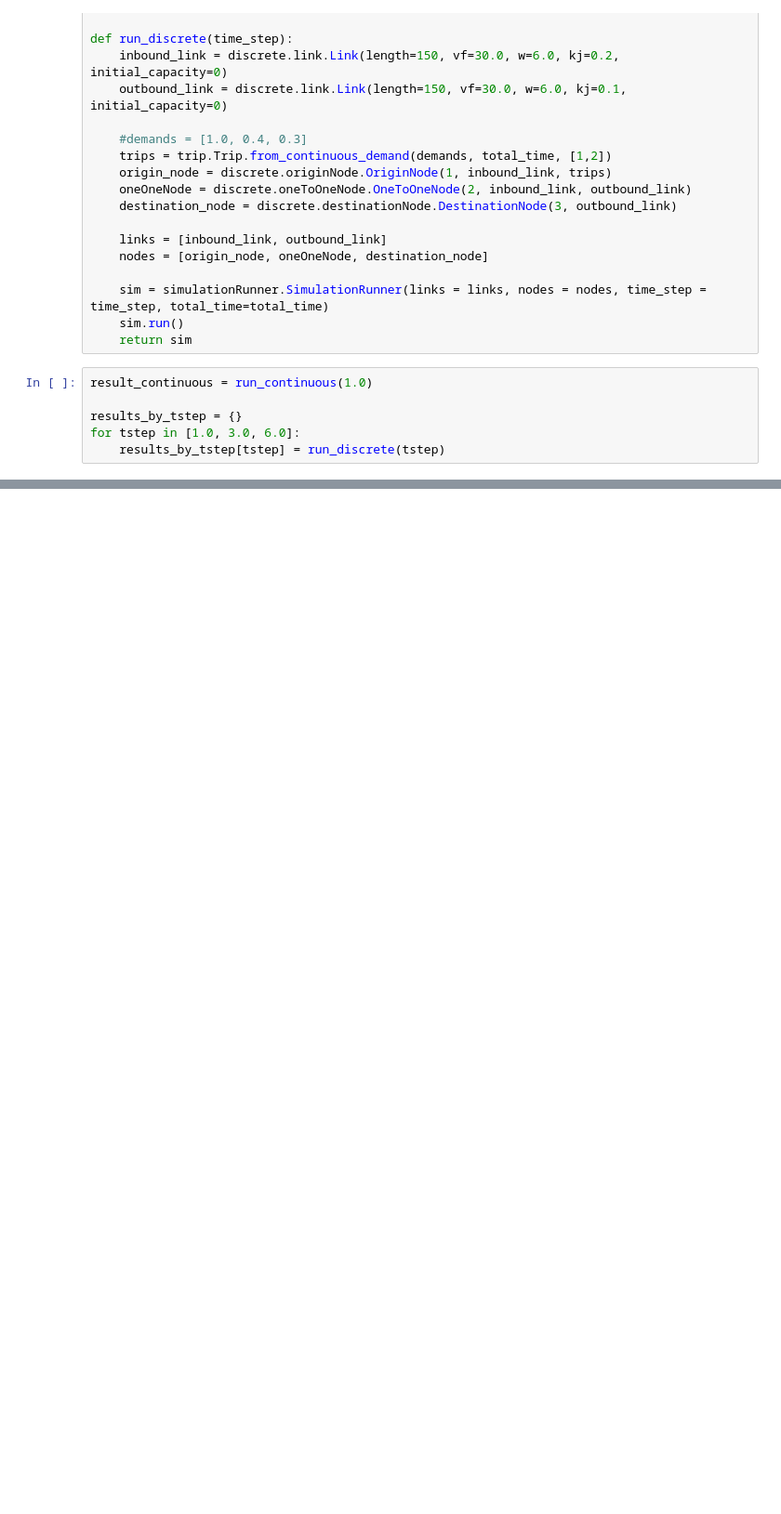
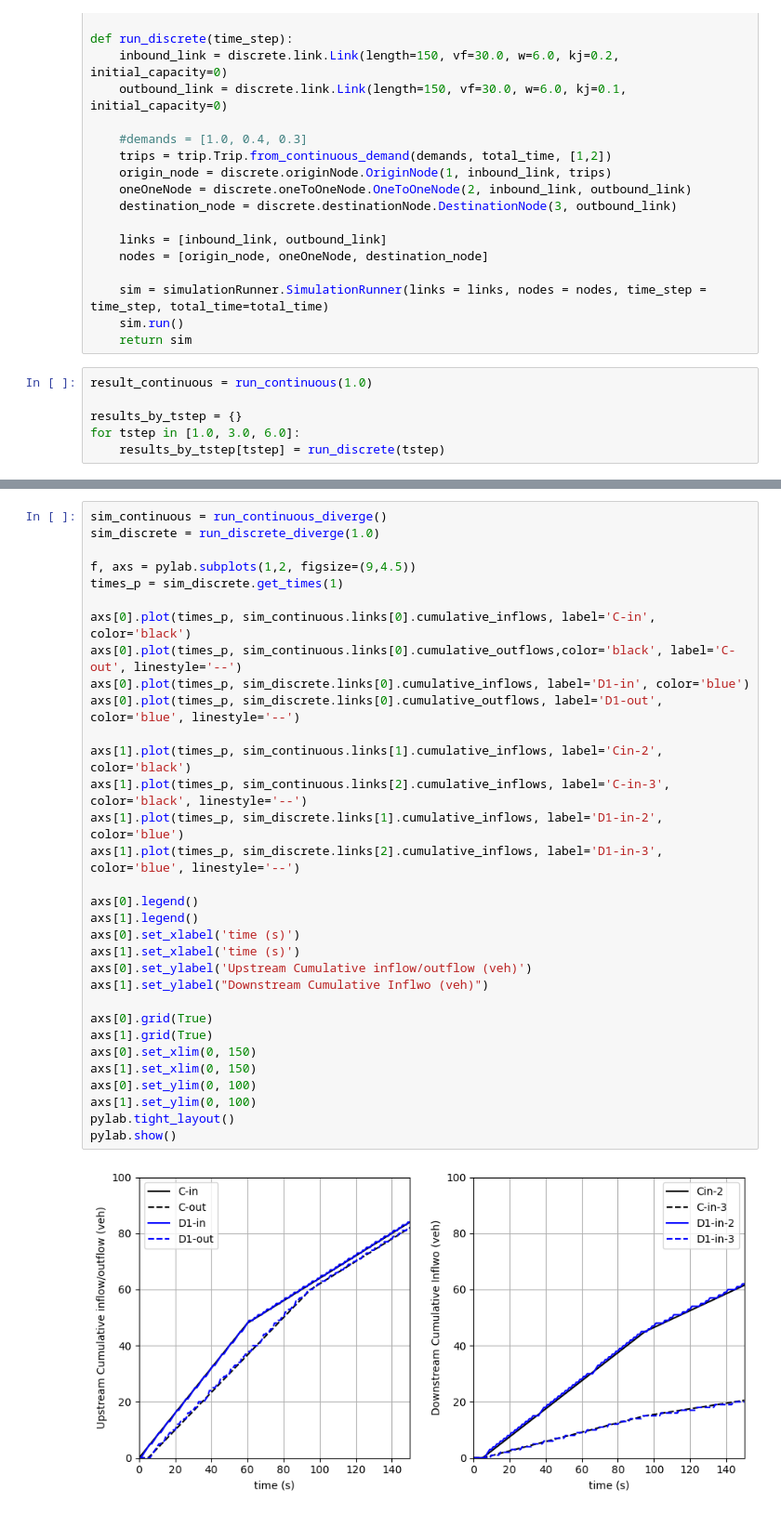
Before and after one commit to felasouza/abmmeso, a Jupyter notebook: paper_figures.ipynb, the cells around one changed output, grey strips where cells are left out. Shown at 93% size. Drawn from its saved outputs; the diff is of its cells as text; blank space fills up the shorter version.

```diff
--- a/paper_figures.ipynb
+++ b/paper_figures.ipynb
@@ -178,0 +233,34 @@ pylab.show()
+# %%
+sim_continuous = run_continuous_diverge()
+sim_discrete = run_discrete_diverge(1.0)
+
+f, axs = pylab.subplots(1,2, figsize=(9,4.5))
+times_p = sim_discrete.get_times(1)
+
+axs[0].plot(times_p, sim_continuous.links[0].cumulative_inflows, label='C-in', color='black')
+axs[0].plot(times_p, sim_continuous.links[0].cumulative_outflows,color='black', label='C-out', linestyle='--')
+axs[0].plot(times_p, sim_discrete.links[0].cumulative_inflows, label='D1-in', color='blue')
+axs[0].plot(times_p, sim_discrete.links[0].cumulative_outflows, label='D1-out', color='blue', linestyle='--')
+
+axs[1].plot(times_p, sim_continuous.links[1].cumulative_inflows, label='Cin-2', color='black')
+axs[1].plot(times_p, sim_continuous.links[2].cumulative_inflows, label='C-in-3', color='black', linestyle='--')
+axs[1].plot(times_p, sim_discrete.links[1].cumulative_inflows, label='D1-in-2', color='blue')
+axs[1].plot(times_p, sim_discrete.links[2].cumulative_inflows, label='D1-in-3', color='blue', linestyle='--')
+
+axs[0].legend()
+axs[1].legend()
+axs[0].set_xlabel('time (s)')
+axs[1].set_xlabel('time (s)')
+axs[0].set_ylabel('Upstream Cumulative inflow/outflow (veh)')
+axs[1].set_ylabel("Downstream Cumulative Inflwo (veh)")
+
+axs[0].grid(True)
+axs[1].grid(True)
+axs[0].set_xlim(0, 150)
+axs[1].set_xlim(0, 150)
+axs[0].set_ylim(0, 100)
+axs[1].set_ylim(0, 100)
+pylab.tight_layout()
+pylab.show()
+# %% [output]
+[figure, added]
```
Also changed, not shown: parts of 8 cells of this notebook, 7 other files.
